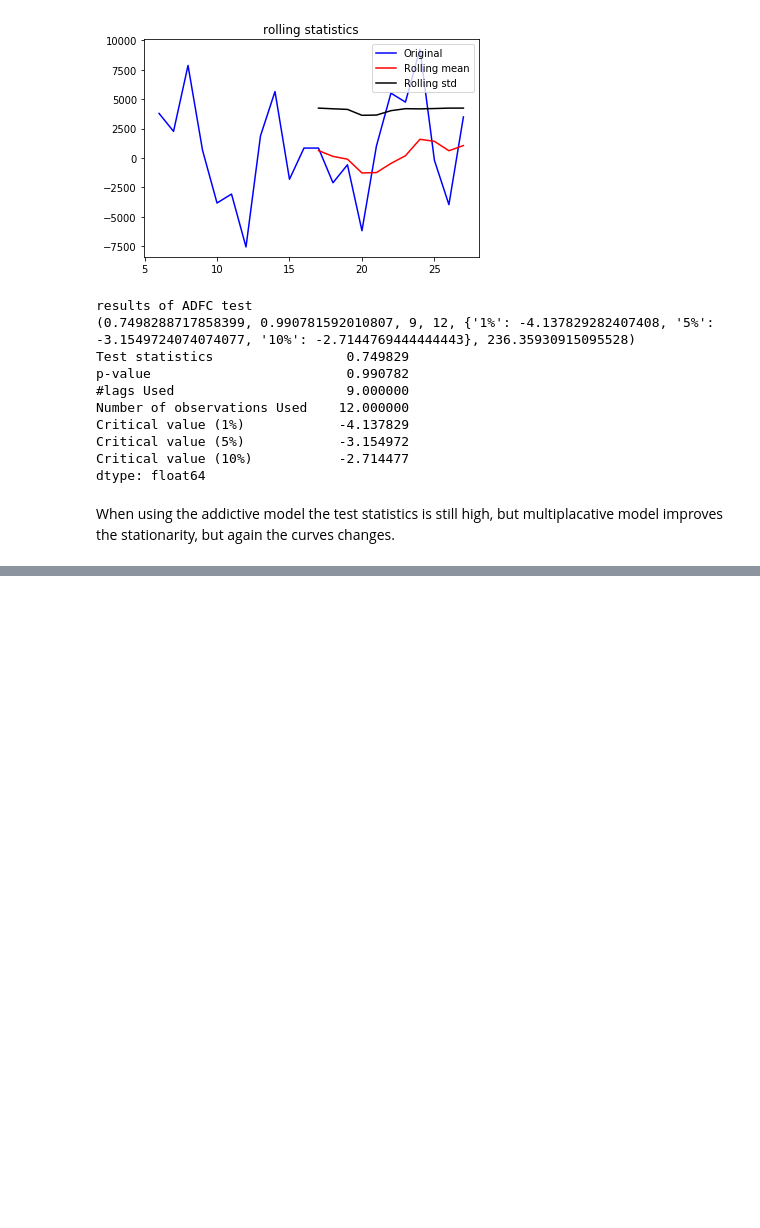
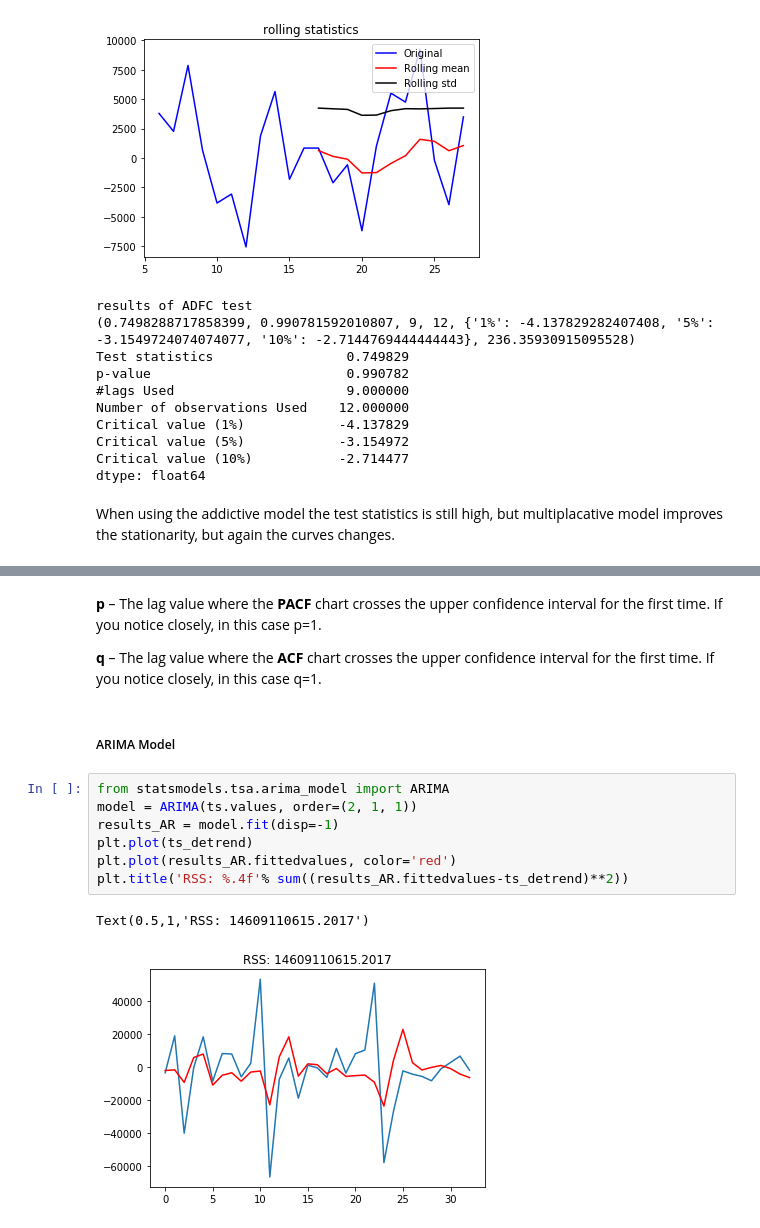
Before and after one commit to r-wambui/Kaggle_Final_Project_Coursera, a Jupyter notebook: Future_Sales_Using_Time_Series_Analysis.ipynb, the cells around one changed output, grey strips where cells are left out. Cells and saved outputs as stored; diff of their text form; blank space fills up the shorter version.

```diff
--- a/Future_Sales_Using_Time_Series_Analysis.ipynb
+++ b/Future_Sales_Using_Time_Series_Analysis.ipynb
@@ -209,0 +236,16 @@ When using the addictive model the test statistics is still high, but multiplaca
+# %% [markdown]
+**p** – The lag value where the **PACF** chart crosses the upper confidence interval for the first time. If you notice closely, in this case p=1.
+
+**q** – The lag value where the **ACF** chart crosses the upper confidence interval for the first time. If you notice closely, in this case q=1.
+# %% [markdown]
+##### ARIMA Model
+# %%
+from statsmodels.tsa.arima_model import ARIMA
+model = ARIMA(ts.values, order=(2, 1, 1))
+results_AR = model.fit(disp=-1)
+plt.plot(ts_detrend)
+plt.plot(results_AR.fittedvalues, color='red')
+plt.title('RSS: %.4f'% sum((results_AR.fittedvalues-ts_detrend)**2))
+# %% [output]
+Text(0.5,1,'RSS: 14609110615.2017')
+[figure, added]
```
Also changed, not shown: parts of 3 cells of this notebook.
